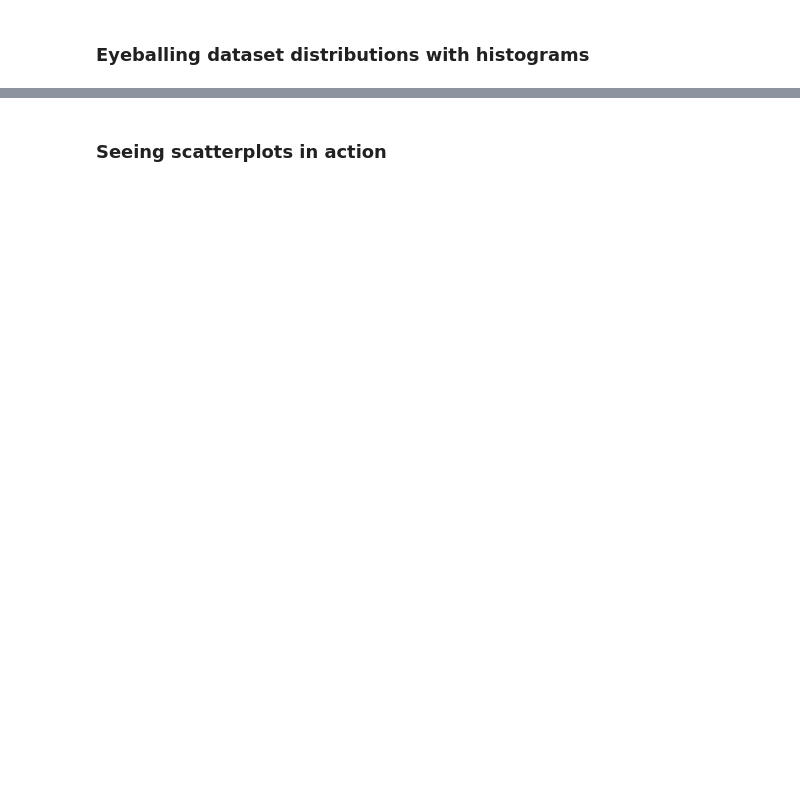
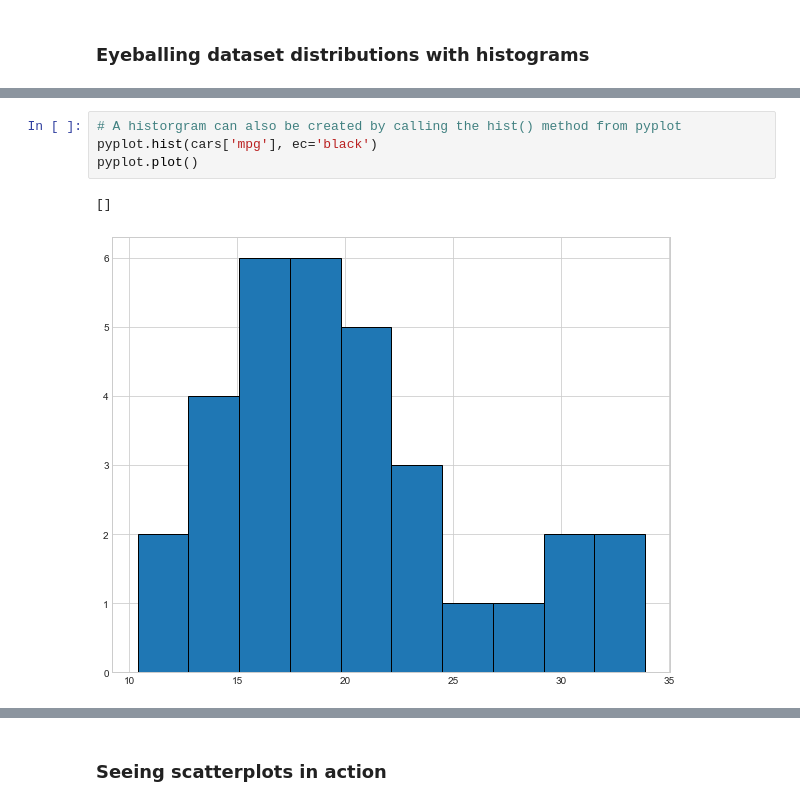
Before and after one commit to AdamHutchison/data-science, a Jupyter notebook: data_visualisation/advanced_plots.ipynb, the cells around one changed output, grey strips where cells are left out. Cells and saved outputs as stored; diff of their text form; blank space fills up the shorter version.

```diff
--- a/data_visualisation/advanced_plots.ipynb
+++ b/data_visualisation/advanced_plots.ipynb
@@ -5,0 +35,7 @@
+# %%
+# A historgram can also be created by calling the hist() method from pyplot
+pyplot.hist(cars['mpg'], ec='black')
+pyplot.plot()
+# %% [output]
+[]
+[figure, added]
```
Also changed, not shown: parts of 10 cells of this notebook, 2 other files.
